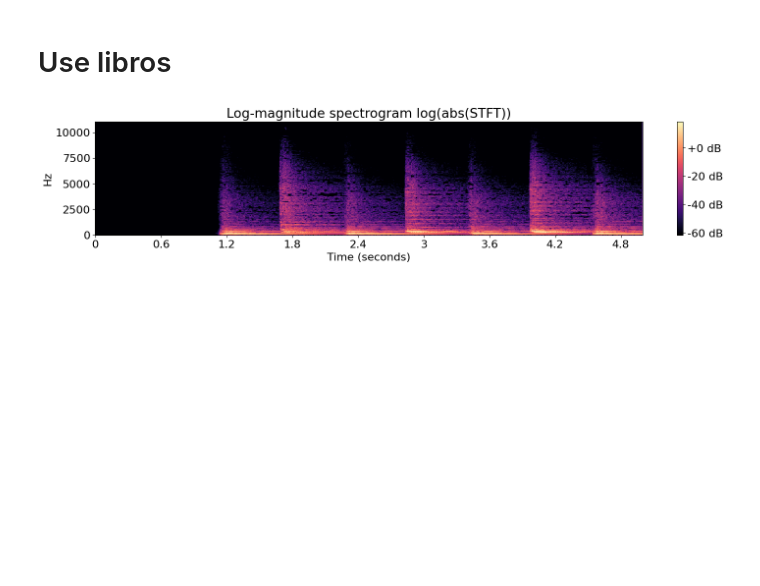
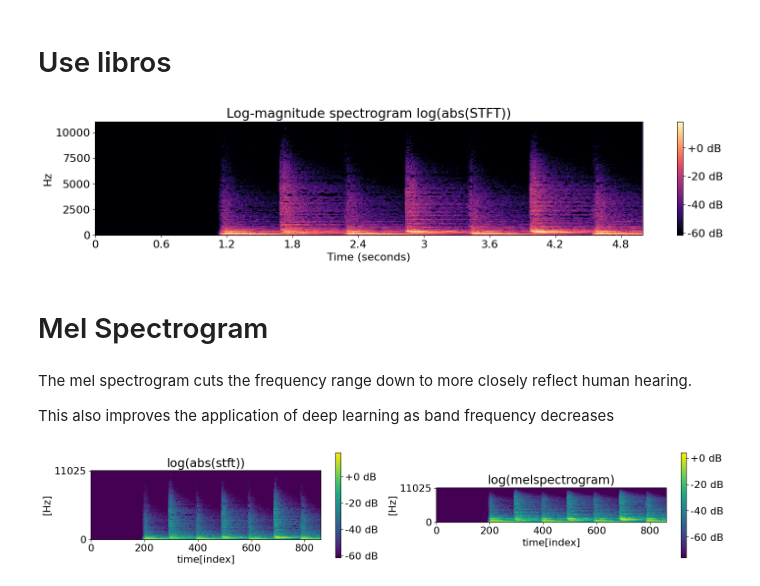
Before and after one commit to cirvine97/ai_music, a Jupyter notebook: spectrograms.ipynb, the cells around one changed output. Cells and saved outputs as stored; diff of their text form; code cells hidden in the pictures; blank space fills up the shorter version.

Commit message:
log melspectrogram

```diff
--- a/spectrograms.ipynb
+++ b/spectrograms.ipynb
@@ -96,3 +96,28 @@ plt.colorbar(img, format = "%+2.f dB")
 plt.title('Log-magnitude spectrogram log(abs(STFT))');plt.grid(False)
 # %% [output]
 [figure]
+# %% [markdown]
+# Mel Spectrogram
+# %% [markdown]
+The mel spectrogram cuts the frequency range down to more closely reflect human hearing.
+
+This also improves the application of deep learning as band frequency decreases
+# %%
+log_mel = librosa.power_to_db(
+    np.abs(
+        librosa.feature.melspectrogram(y=src, sr=SR, n_fft=n_fft, hop_length=hop_length, power=2.0, n_mels=128)
+    )
+)
+# %%
+plt.figure(figsize=(wide))
+plt.subplot(1, 2, 1)
+img = plt.imshow(np.flipud(librosa.amplitude_to_db(stft)))
+plt.colorbar(img, format="%+2.f dB")
+plt.title('log(abs(stft))'); plt.grid(False);
+plt.yticks([0, n_fft//2], [str(SR // 2), '0']); plt.ylabel('[Hz]'); plt.xlabel('time[index]')
+plt.subplot(1, 2, 2)
+img = plt.imshow(np.flipud(log_mel))
+plt.colorbar(img, format="%+2.f dB")
+plt.title('log(melspectrogram)'); plt.grid(False);plt.yticks([]); plt.yticks([0, 128], [str(SR // 2), '0']); plt.ylabel('[Hz]'); plt.xlabel('time[index]');
+# %% [output]
+[figure, added]
```
